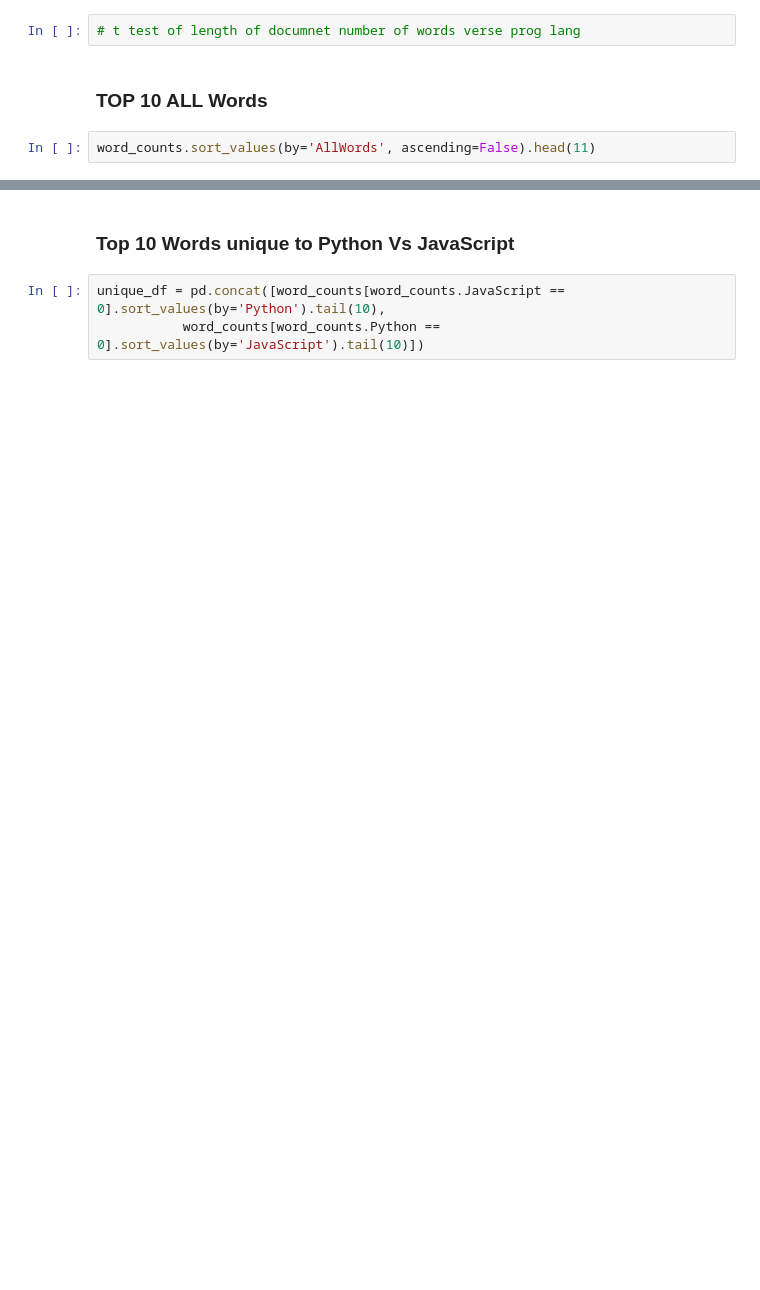
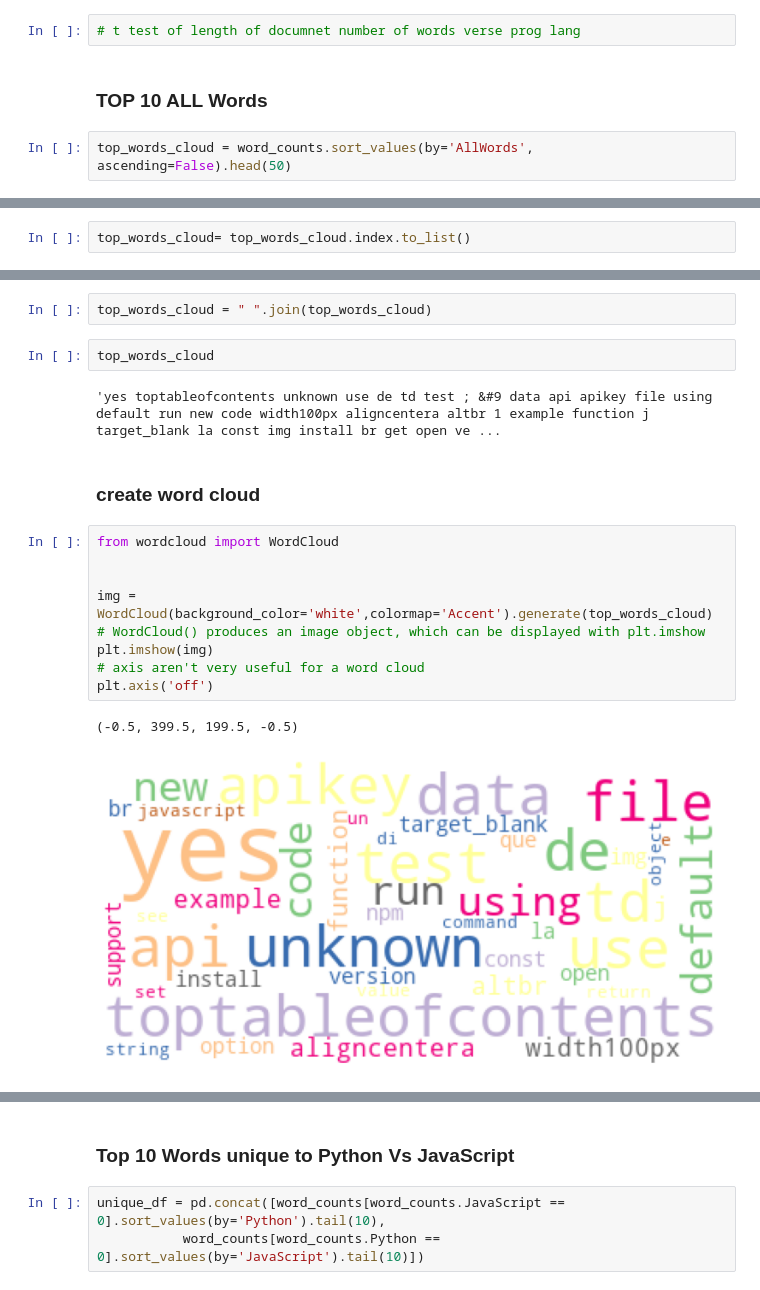
Before and after one commit to NLP-Project-Burton-Yuvia-Yvette/NLP-Project, a Jupyter notebook: Yuvia_wkbk.ipynb, the cells around one changed output, grey strips where cells are left out. Drawn from its saved outputs; the diff is of its cells as text; blank space fills up the shorter version.

```diff
--- a/Yuvia_wkbk.ipynb
+++ b/Yuvia_wkbk.ipynb
@@ -493,4 +492,4 @@ word_counts.head(50)
 # %% [markdown]
 ### TOP 10 ALL Words
 # %%
-word_counts.sort_values(by='AllWords', ascending=False).head(11)
+top_words_cloud = word_counts.sort_values(by='AllWords', ascending=False).head(50)
@@ -509,0 +496,2 @@ word_counts.sort_values(by='AllWords', ascending=False).head(11)
+# %%
+top_words_cloud= top_words_cloud.index.to_list()
@@ -509,0 +518,20 @@ word_counts.sort_values(by='AllWords', ascending=False).head(11)
+# %%
+top_words_cloud = " ".join(top_words_cloud)
+# %%
+top_words_cloud
+# %% [output]
+'yes toptableofcontents unknown use de td test ; &#9 data api apikey file using default run new code width100px aligncentera altbr 1 example function j target_blank la const img install br get open ve ...
+# %% [markdown]
+### create word cloud
+# %%
+from wordcloud import WordCloud
+
+
+img = WordCloud(background_color='white',colormap='Accent').generate(top_words_cloud)
+# WordCloud() produces an image object, which can be displayed with plt.imshow
+plt.imshow(img)
+# axis aren't very useful for a word cloud
+plt.axis('off')
+# %% [output]
+(-0.5, 399.5, 199.5, -0.5)
+[figure, added]
```
Also changed, not shown: parts of 39 cells of this notebook.
